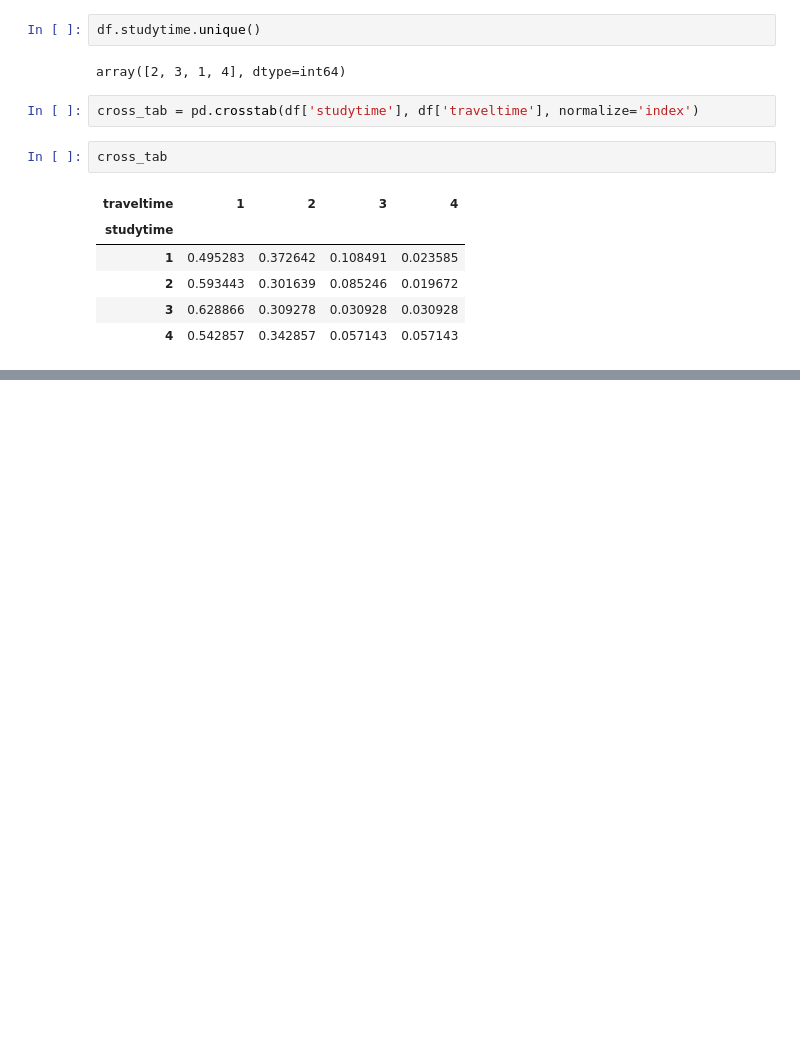
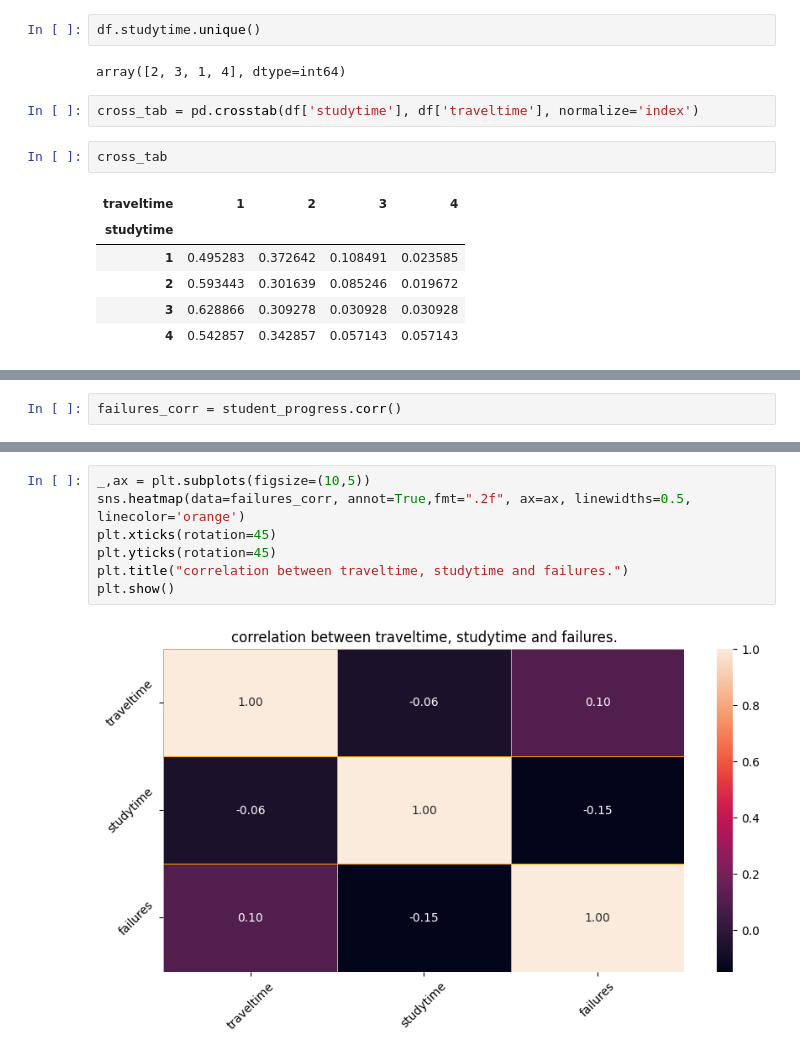
Before and after one commit to Akash3951/student-data_analysis, a Jupyter notebook: student.ipynb, the cells around one changed output, grey strips where cells are left out. Saved outputs shown, nothing was run; the diff lists cells and outputs as text; blank space fills up the shorter version.

Commit message:
analysis done on student dataset

```diff
--- a/student.ipynb
+++ b/student.ipynb
@@ -187,0 +199,2 @@ plt.show()
+# %%
+failures_corr = student_progress.corr()
@@ -187,0 +208,9 @@ plt.show()
+# %%
+_,ax = plt.subplots(figsize=(10,5))
+sns.heatmap(data=failures_corr, annot=True,fmt=".2f", ax=ax, linewidths=0.5, linecolor='orange')
+plt.xticks(rotation=45)
+plt.yticks(rotation=45)
+plt.title("correlation between traveltime, studytime and failures.")
+plt.show()
+# %% [output]
+[figure, added]
```
Also changed, not shown: parts of 22 cells of this notebook.
